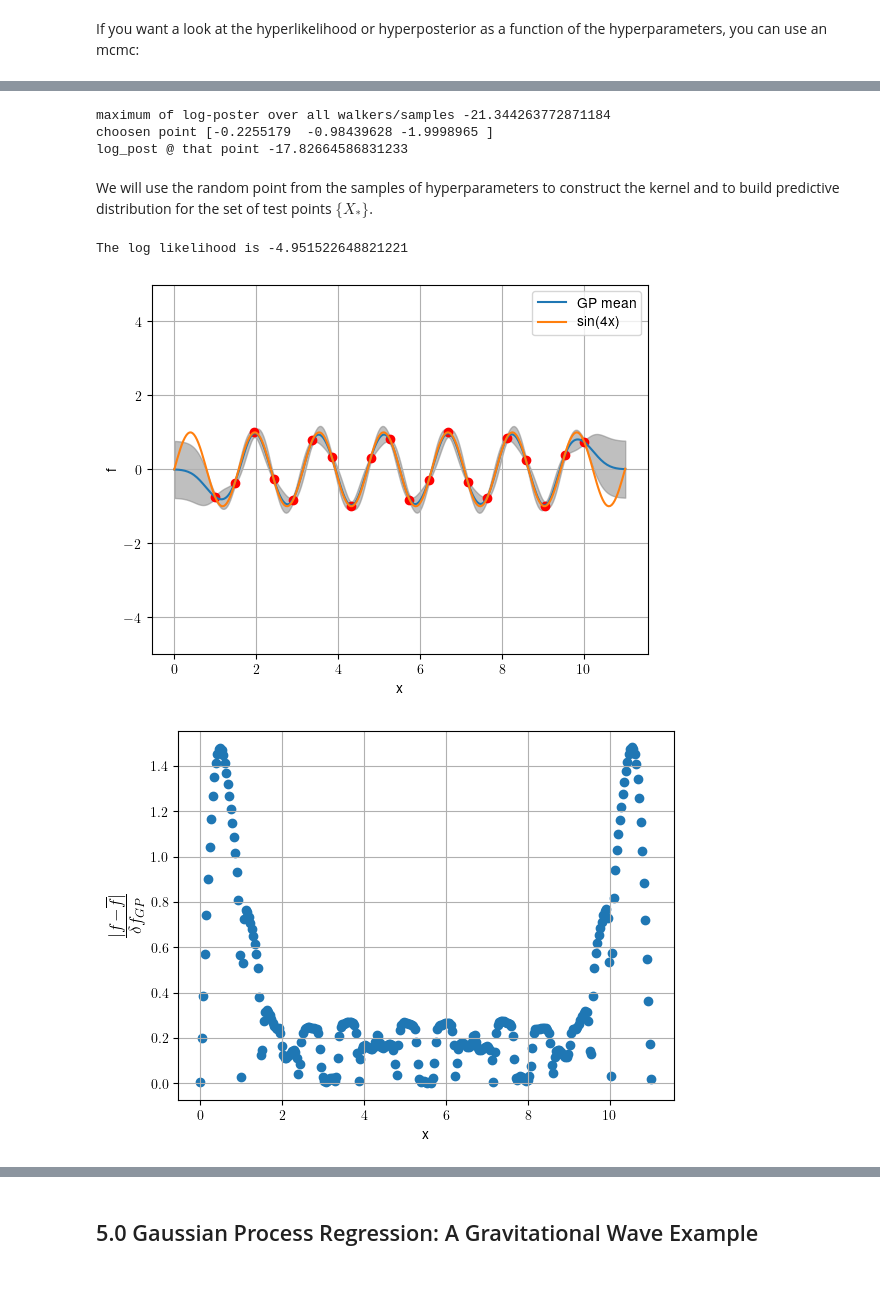
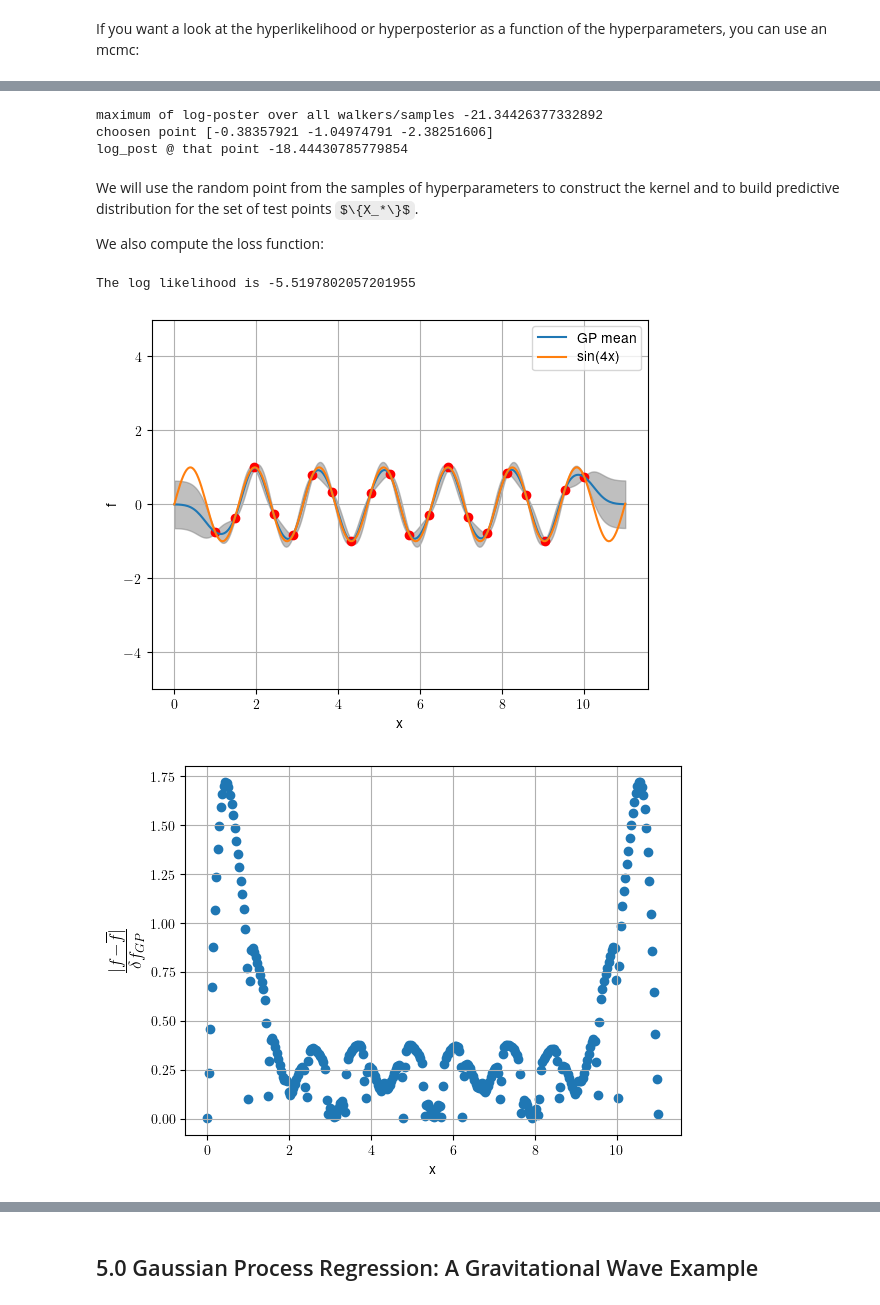
Before and after one commit to stasbabak/GPR_Chris_Zoheyr, a Jupyter notebook: dev/Babak_GPRlecture_LIDA2022.ipynb, the cells around one changed output, grey strips where cells are left out. Cells and saved outputs as stored; diff of their text form; code cells hidden in the pictures; some formulas as TeX source.

```diff
--- a/dev/Babak_GPRlecture_LIDA2022.ipynb
+++ b/dev/Babak_GPRlecture_LIDA2022.ipynb
@@ -1343,15 +1380,18 @@ ind = np.random.choice(samples.shape[0])
 
 point = samples[ind]
 # point = np.array([-0.39042267, -1.07211332, -1.99994347])
+point = np.array([-0.38357921, -1.04974791, -2.38251606])
 
 print ('choosen point', point )
 print ('log_post @ that point', log_hyperposterior(point,X,f, theta_means,theta_widths))
 # %% [output]
-maximum of log-poster over all walkers/samples -21.344263772871184
-choosen point [-0.2255179  -0.98439628 -1.9998965 ]
-log_post @ that point -17.82664586831233
+maximum of log-poster over all walkers/samples -21.34426377332892
+choosen point [-0.38357921 -1.04974791 -2.38251606]
+log_post @ that point -18.44430785779854
 # %% [markdown]
 We will use the random point from the samples of hyperparameters to construct the kernel and to build predictive distribution for the set of test points $\{X_*\}$.
+
+We also compute the loss function:
 # %%
 # The test points and real values of f at test points
 
@@ -1393,39 +1433,42 @@ stds = np.sqrt(variances)
 
 # Step 6
 # lml = -(1./2.)*np.dot(f.T,alpha) - np.sum(np.log(np.diag(L))) - (1./2.)*np.log(2*np.pi)
 lml = -(1./2.)*np.dot(f_new.T,alpha) - np.sum(np.log(np.diag(L))) - (1./2.)*np.log(2*np.pi)
 lml = lml.flatten()[0]
 print ( 'The log likelihood is' , lml )
 
 plt.plot(X,f,'ro')
 plt.plot(Xstar,fstar_bar,label='GP mean')
 plt.plot(Xstar,fstar,label='sin(4x)')
 
 Xstar_flat,fstar_bar_flat=Xstar.flatten(),fstar_bar.flatten()
 plt.fill_between(Xstar_flat,fstar_bar_flat-stds,fstar_bar_flat+stds,alpha=0.5,color='gray')
 plt.ylim([-5,5])
 plt.xlabel('x')
 plt.ylabel('f')
 plt.grid(True)
 plt.legend()
 
+Loss = np.divide(np.abs(fstar-fstar_bar).flatten(),stds)
+
 plt.figure()
-plt.scatter(Xstar,np.divide(np.abs(fstar-fstar_bar).flatten(),stds),label='mean residual')
+plt.scatter(Xstar,Loss,label='mean residual')
 plt.xlabel('x')
 plt.ylabel(r'$\frac{|f-\overline{f}|}{\delta f_{GP}}$',fontsize=18);
 plt.grid(True)
 plt.show()
 
+print ('total Loss = ', np.sum(Loss))
 
 # Loss = 0.5*np.log(variances) + 0.5*np.random.normal(loc=0.0, scale=nugget_val, size=len(variances))/variances
-Loss = 0.5*np.log(variances) + 0.5*np.random.normal(loc=0.0, scale=nugget_val, size=len(variances))**2/variances
+#Loss = 0.5*np.log(variances) + 0.5*np.random.normal(loc=0.0, scale=nugget_val, size=len(variances))**2/variances
 
 
-plt.plot(Xstar, Loss, 'o')
-plt.grid(True)
-plt.show()
-print ('Total loss', np.sum(Loss))
+# plt.plot(Xstar, Loss, 'o')
+# plt.grid(True)
+# plt.show()
+# print ('Total loss', np.sum(Loss))
 # %% [output]
-The log likelihood is -4.951522648821221
+The log likelihood is -5.5197802057201955
-[figure, old version]
+[figure, new version]
-[figure, old version]
+[figure, new version]
```
Also changed, not shown: parts of 28 cells of this notebook, 1 other file.
